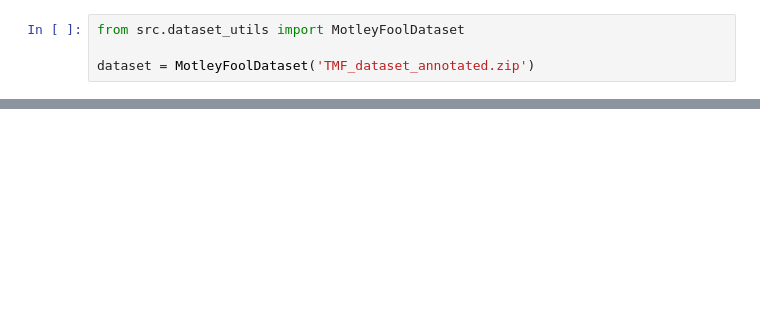
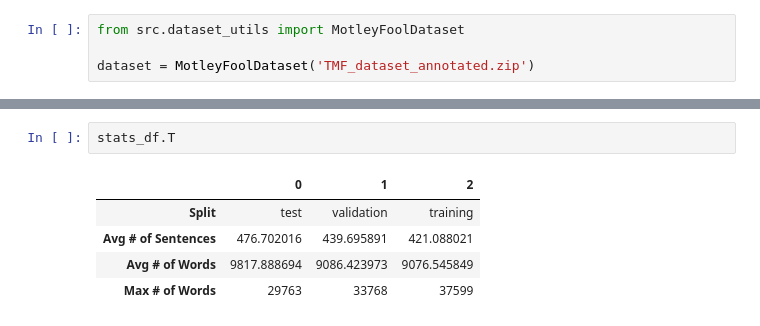
Before and after one commit to MichelCarroll/COMP550_Project, a Jupyter notebook: dataset stats for report.ipynb, the cells around one changed output, grey strips where cells are left out. Drawn from its saved outputs; the diff is of its cells as text; blank space fills up the shorter version.

```diff
--- a/dataset stats for report.ipynb
+++ b/dataset stats for report.ipynb
@@ -46,0 +57,8 @@ stats_df = pd.DataFrame(stats, columns=['Split', 'Avg # of Sentences', 'Avg # of
+# %%
+stats_df.T
+# %% [output]
+|  | 0 | 1 | 2 |
+| Split | test | validation | training |
+| Avg # of Sentences | 476.702016 | 439.695891 | 421.088021 |
+| Avg # of Words | 9817.888694 | 9086.423973 | 9076.545849 |
+| Max # of Words | 29763 | 33768 | 37599 |
```
Also changed, not shown: parts of 3 cells of this notebook, 13 other files.
